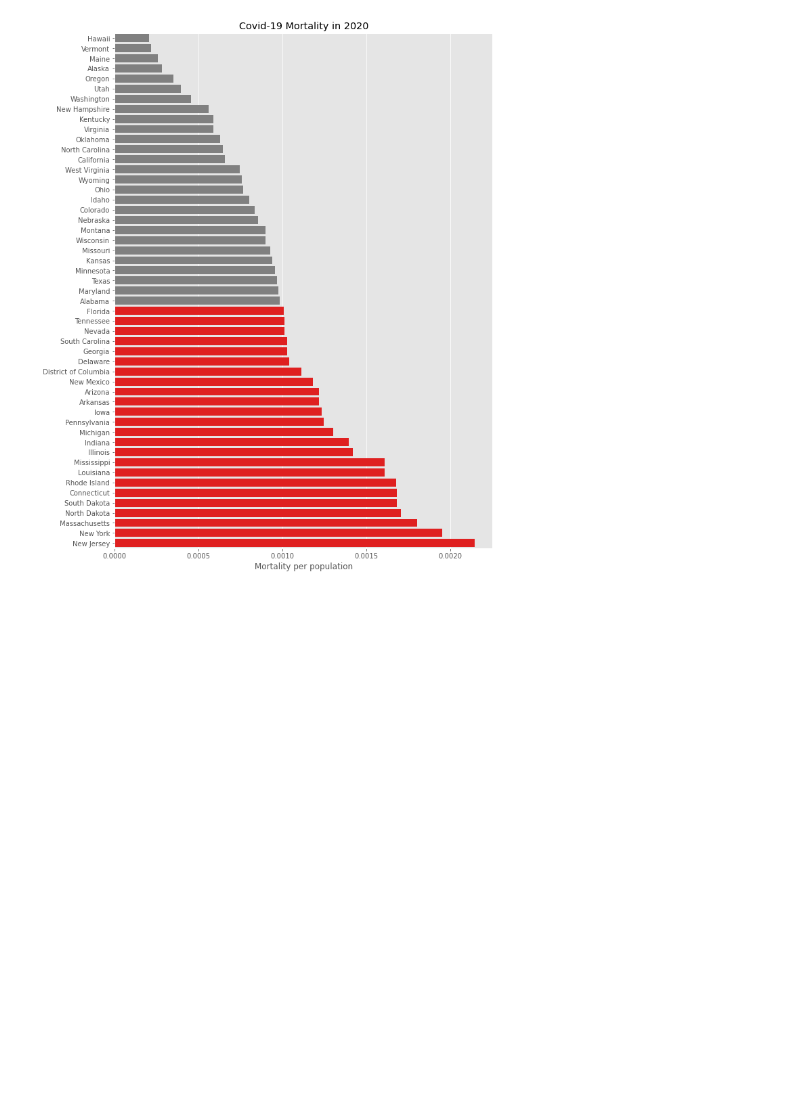
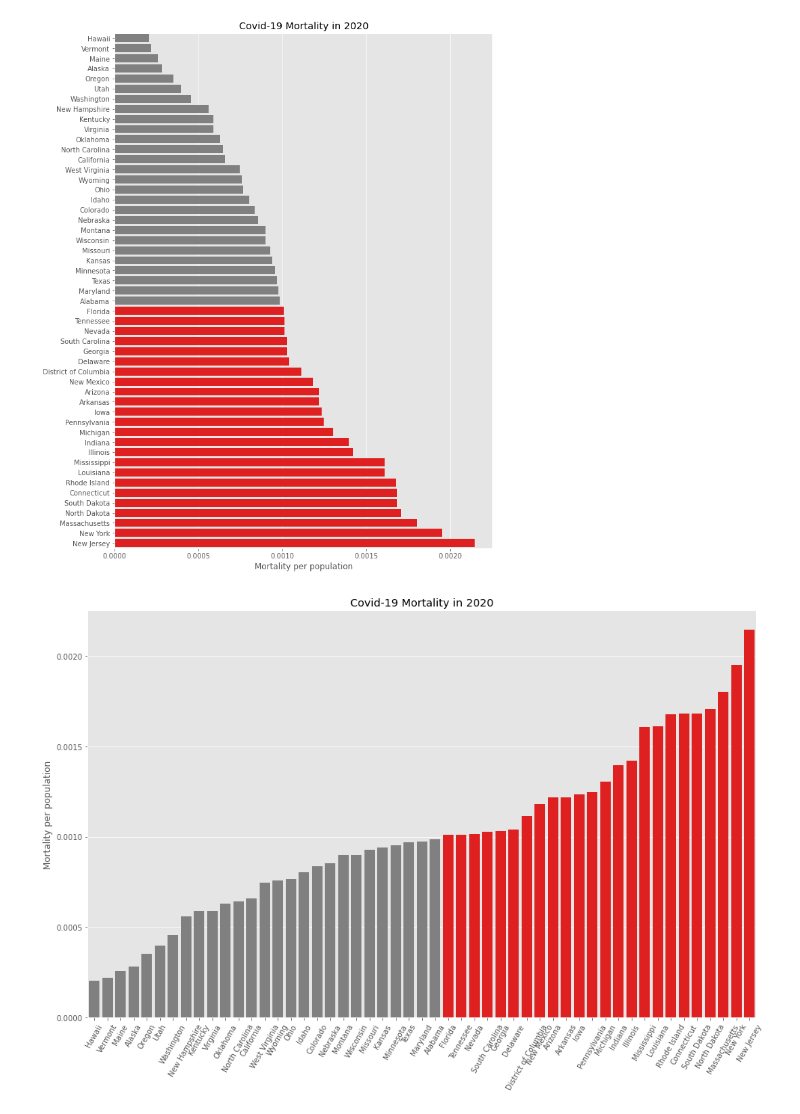
Before and after one commit to mrhartnett10/Covid19-Clustering-Demographic-Analysis-Group-Project, a Jupyter notebook: eda.ipynb, the cells around one changed output. Saved outputs shown, nothing was run; the diff lists cells and outputs as text; code cells hidden in the pictures; blank space fills up the shorter version.

```diff
--- a/eda.ipynb
+++ b/eda.ipynb
@@ -150,6 +150,17 @@ plt.ylabel('')
 plt.xlabel('Mortality per population');
 # %% [output]
 [figure]
+# %%
+plt.figure(figsize=(16,10))
+
+clrs = ['grey' if (x < dmf.deaths_per_population.mean()) else 'red' for x in dmf['deaths_per_population'].sort_values()]
+sns.barplot(x='Name', y= 'deaths_per_population', data=dmf.sort_values('deaths_per_population'),palette=clrs)
+plt.title('Covid-19 Mortality in 2020')
+plt.xlabel('')
+plt.ylabel('Mortality per population')
+plt.xticks(rotation = 60);
+# %% [output]
+[figure, added]
 # %%
 plt.figure(figsize=(10,14))
 
```
Also changed, not shown: parts of 2 cells of this notebook, 1 other file.
